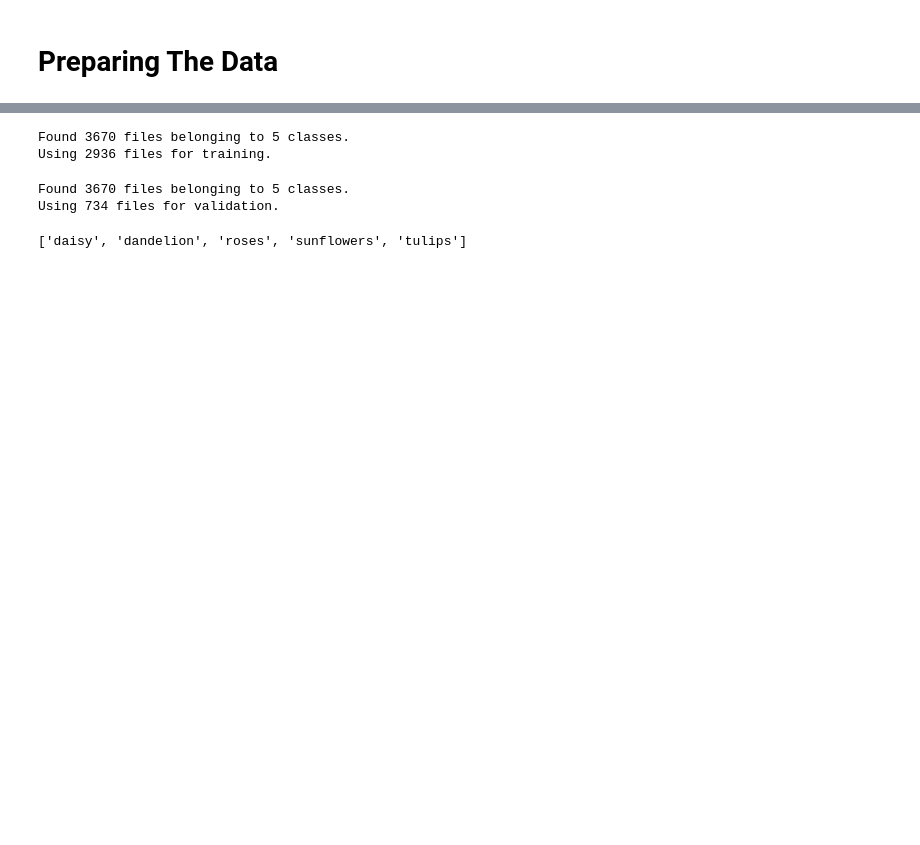
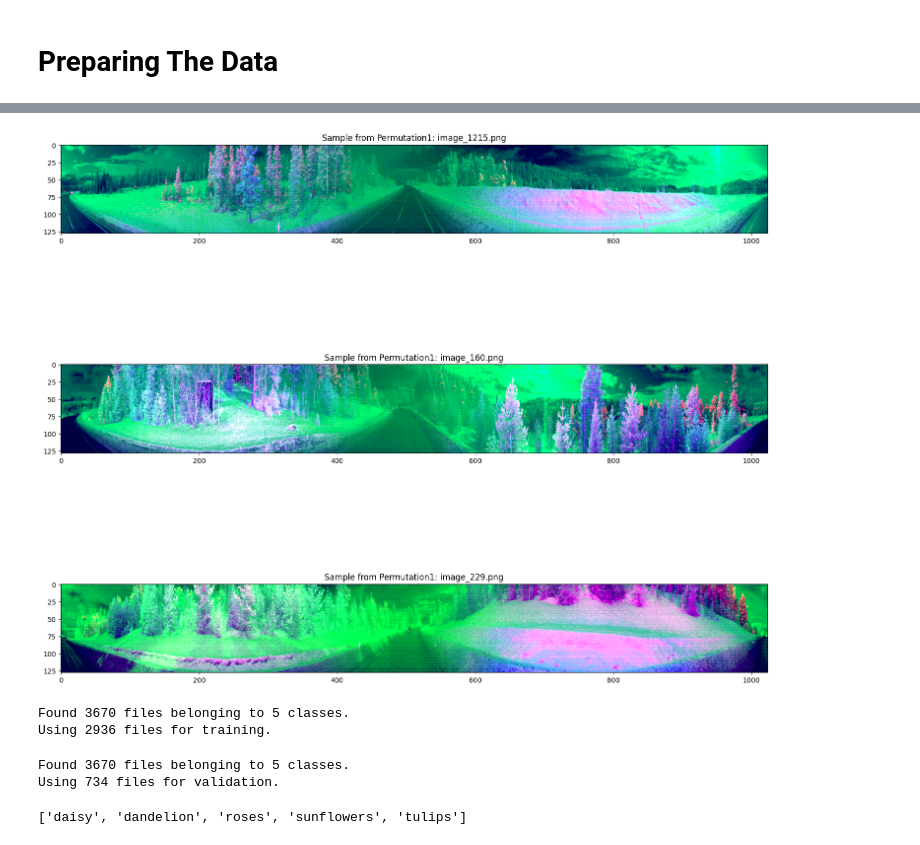
Before and after one commit to MuhammadIbneRafiq/Extended-evaluation-snowpole-lidar-dataset, a Jupyter notebook: ResNet_50.ipynb, the cells around one changed output, grey strips where cells are left out. Saved outputs shown, nothing was run; the diff lists cells and outputs as text; code cells hidden in the pictures; blank space fills up the shorter version.

```diff
--- a/ResNet_50.ipynb
+++ b/ResNet_50.ipynb
@@ -34,0 +47,15 @@ PIL.Image.open(str(roses[0]))
+# %%
+# Cell 2: Find and display permutation datasets
+permutation_dirs = glob.glob('datasets/Permutation*')
+print(f"Found {len(permutation_dirs)} Permutation datasets:")
+
+for perm_dir in permutation_dirs:
+    print(f"  - {perm_dir}")
+    # Check structure of each dataset
+    for subset in ['train', 'test', 'valid']:
+        subset_path = os.path.join(perm_dir, subset)
+        if os.path.exists(subset_path):
+            image_files = glob.glob(os.path.join(subset_path, '*.jpg')) + \
+                         glob.glob(os.path.join(subset_path, '*.png'))
+            label_files = glob.glob(os.path.join(subset_path, '*.txt'))
+            print(f"      {subset}: {len(image_files)} images, {len(label_files)} labels")
@@ -34,0 +112,53 @@ PIL.Image.open(str(roses[0]))
+# %%
+def display_sample_images(dataset_dir, num_samples=3):
+    train_dir = os.path.join(dataset_dir, 'train')
+    image_files = glob.glob(os.path.join(train_dir, '*.jpg')) + \
+                  glob.glob(os.path.join(train_dir, '*.png'))
+
+    if not image_files:
+        print(f"No image files found in {train_dir}")
+        return
+
+    samples = random.sample(image_files, min(num_samples, len(image_files)))
+
+    plt.figure(figsize=(15, 5*len(samples)))
+    for i, img_path in enumerate(samples):
+        img = cv2.imread(img_path)
+        img = cv2.cvtColor(img, cv2.COLOR_BGR2RGB)
+
+        # Get corresponding label file path
+        label_path = img_path.replace('.jpg', '.txt').replace('.png', '.txt')
+        if os.path.exists(label_path):
+            # Read YOLO format labels
+            with open(label_path, 'r') as f:
+                lines = f.readlines()
+
+            # Draw bounding boxes
+            h, w, _ = img.shape
+            for line in lines:
+                parts = line.strip().split()
+                class_id = int(parts[0])
+                x_center, y_center, width, height = map(float, parts[1:5])
+
+                # Convert from YOLO format to pixel coordinates
+                x1 = int((x_center - width/2) * w)
+                y1 = int((y_center - height/2) * h)
+                x2 = int((x_center + width/2) * w)
+                y2 = int((y_center + height/2) * h)
+
+                # Draw rectangle and class id
+                cv2.rectangle(img, (x1, y1), (x2, y2), (0, 255, 0), 2)
+                cv2.putText(img, f"Class {class_id}", (x1, y1-10),
+                            cv2.FONT_HERSHEY_SIMPLEX, 0.6, (0, 255, 0), 2)
+
+        plt.subplot(len(samples), 1, i+1)
+        plt.imshow(img)
+        plt.title(f"Sample from {os.path.basename(dataset_dir)}: {os.path.basename(img_path)}")
+    plt.tight_layout()
+    plt.show()
+
+# Display samples from a specific permutation dataset (change as needed)
+if permutation_dirs:
+    display_sample_images(permutation_dirs[0])
+# %% [output]
+[figure, added]
```
Also changed, not shown: parts of 17 cells of this notebook, 7 other files.
